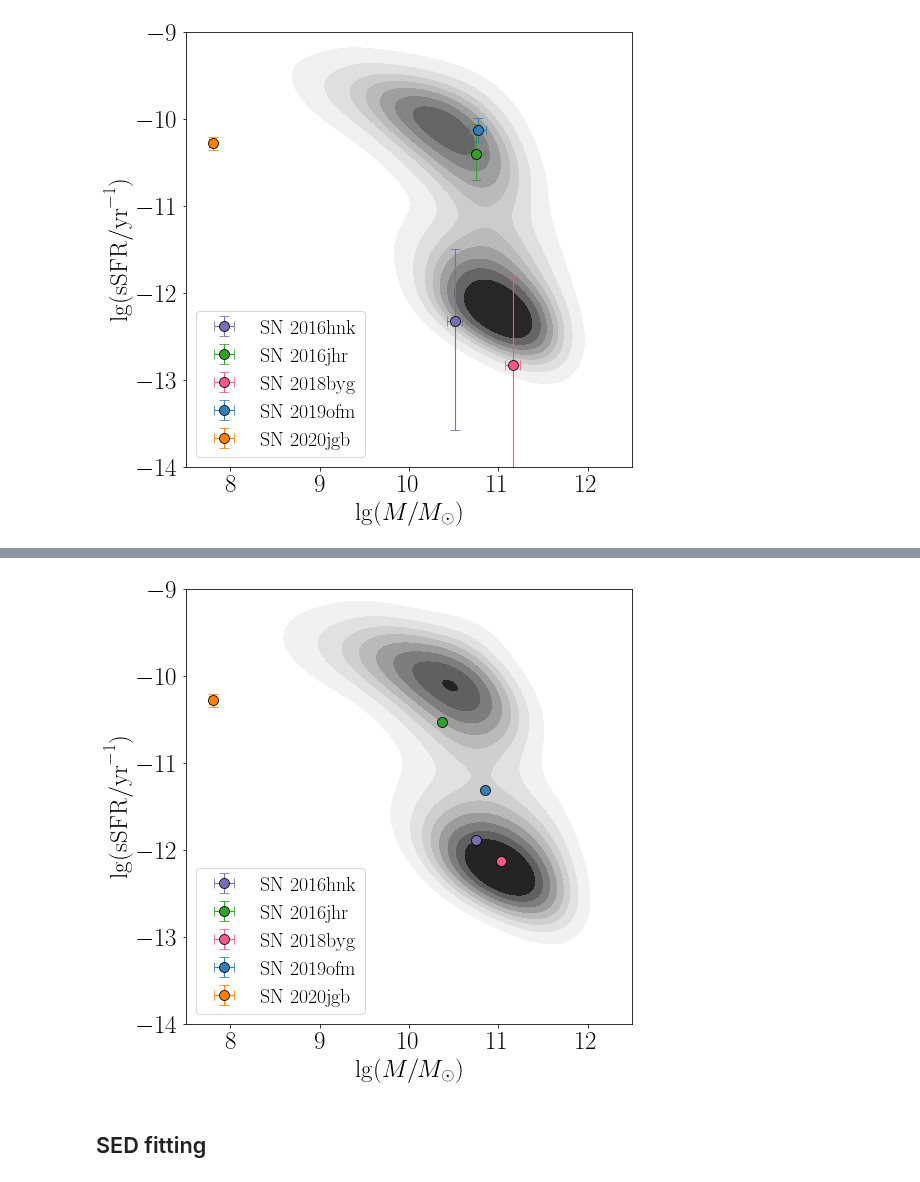
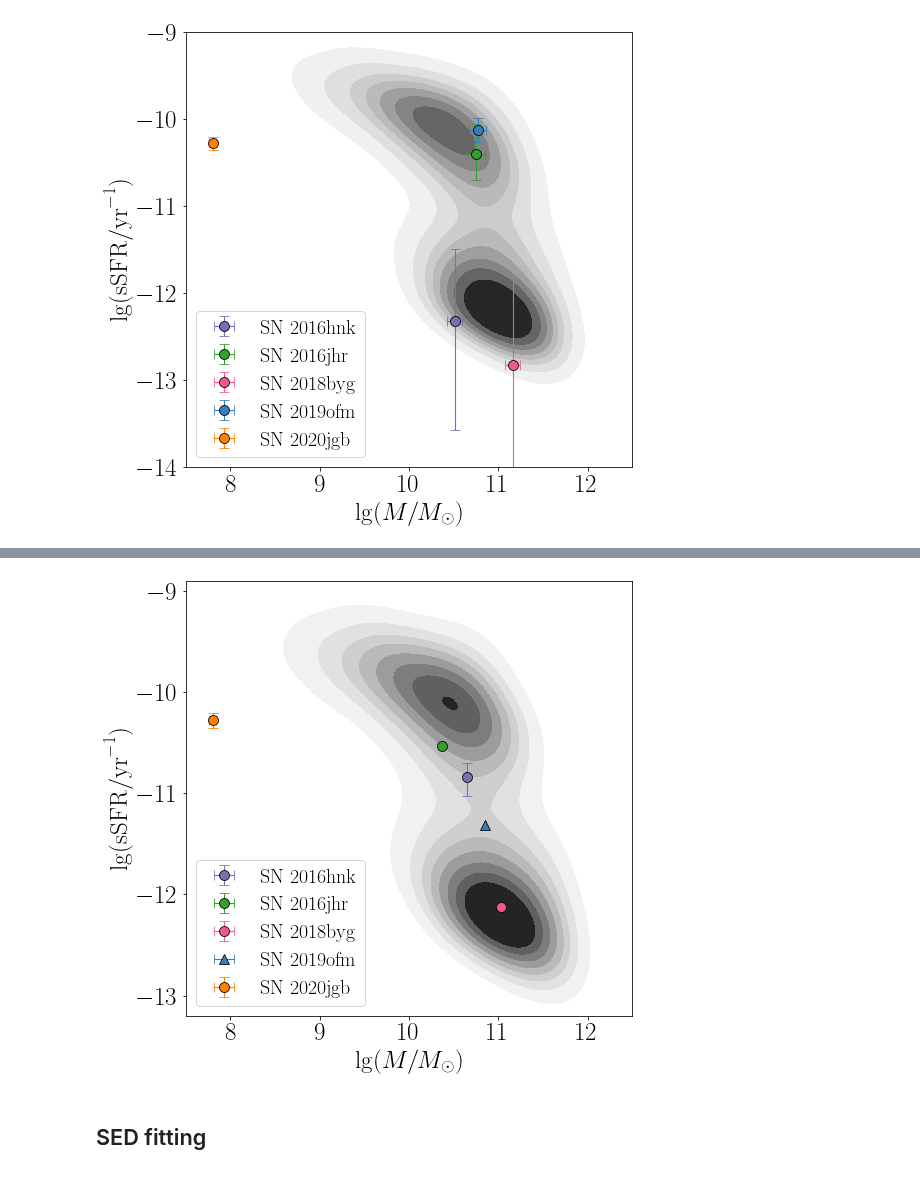
Before and after one commit to slowdivePTG/SN2020jgb, a Jupyter notebook: host/Host_Galaxy.ipynb, the cells around one changed output, grey strips where cells are left out. Drawn from its saved outputs; the diff is of its cells as text; code cells hidden in the pictures.

Commit message:
Paper: host properties & model comparison

```diff
--- a/host/Host_Galaxy.ipynb
+++ b/host/Host_Galaxy.ipynb
@@ -246,38 +246,69 @@ labels = [
 ]
 
 for k in range(len(targets)):
-    lgssfr = np.median(targets[k]['log(sSFR)'])
-    lgssfr_l = [
-        np.median(targets[k]['log(sSFR)']) - np.percentile(targets[k]['log(sSFR)'], 16)
-    ]
-    lgssfr_u = [
-        np.percentile(targets[k]['log(sSFR)'], 84) - np.median(targets[k]['log(sSFR)'])
-    ]
-    lgmass = np.median(targets[k]['log(M/M_sol)'])
-    lgmass_l = [np.median(targets[k]['log(M/M_sol)']) - np.percentile(targets[k]['log(M/M_sol)'], 16)]
-    lgmass_u = [np.percentile(targets[k]['log(M/M_sol)'], 84) - np.median(targets[k]['log(M/M_sol)'])]
-    print('{:.2f}, {:.2f}'.format(lgssfr, lgmass))
-
-    plt.errorbar(
-        lgmass,
-        lgssfr,
-        fmt='o',
-        capsize=5,
-        xerr=[lgmass_l, lgmass_u],
-        yerr=[lgssfr_l, lgssfr_u],
-        color=color_map[cmap[k]],
-        label=labels[k],
-        markersize=10,
-        markeredgecolor='k',
-        markeredgewidth=.8,
-        #ecolor='k',
-        elinewidth=1.1)
+    if k == 0:  #16hnk (Galbany+2019)
+        sfr = 0.649
+        lgmass = 10.65
+        lgmass_u, lgmass_l = [0], [0]
+        lgssfr_l = [-np.log10(1 - 0.234 / sfr)]
+        lgssfr_u = [np.log10(1 + 0.234 / sfr)]
+        lgssfr = np.log10(sfr) - lgmass
+    else:
+        lgssfr = np.median(targets[k]['log(sSFR)'])
+        lgssfr_l = [
+            np.median(targets[k]['log(sSFR)']) -
+            np.percentile(targets[k]['log(sSFR)'], 16)
+        ]
+        lgssfr_u = [
+            np.percentile(targets[k]['log(sSFR)'], 84) -
+            np.median(targets[k]['log(sSFR)'])
+        ]
+        lgmass = np.median(targets[k]['log(M/M_sol)'])
+        lgmass_l = [
+            np.median(targets[k]['log(M/M_sol)']) -
+            np.percentile(targets[k]['log(M/M_sol)'], 16)
+        ]
+        lgmass_u = [
+            np.percentile(targets[k]['log(M/M_sol)'], 84) -
+            np.median(targets[k]['log(M/M_sol)'])
+        ]
+    #print('{:.2f}, {:.2f}'.format(lgssfr, lgmass))
+    if k == 3:  #19ofm, only lower limit
+        plt.errorbar(
+            lgmass,
+            lgssfr,
+            fmt='o',
+            capsize=5,
+            xerr=[lgmass_l, lgmass_u],
+            color=color_map[cmap[k]],
+            label=labels[k],
+            marker='^',
+            markersize=10,
+            markeredgecolor='k',
+            markeredgewidth=.8,
+            #ecolor='k',
+            elinewidth=1.1)
+    else:
+        plt.errorbar(
+            lgmass,
+            lgssfr,
+            fmt='o',
+            capsize=5,
+            xerr=[lgmass_l, lgmass_u],
+            yerr=[lgssfr_l, lgssfr_u],
+            color=color_map[cmap[k]],
+            label=labels[k],
+            markersize=10,
+            markeredgecolor='k',
+            markeredgewidth=.8,
+            #ecolor='k',
+            elinewidth=1.1)
 
 plt.legend(prop={'size': 20}, loc='lower left')
 plt.xlim(7.5, 12.5)
 plt.xticks([8, 9, 10, 11, 12])
-plt.ylim(-14, -9)
+plt.ylim(-13.2, -8.9)
 
-#plt.savefig('../paper/host.pdf', bbox_inches='tight')
+plt.savefig('../paper/host.pdf', bbox_inches='tight')
 plt.show()
 # %% [output]
@@ -289,4 +315,4 @@ plt.show()
-[figure, old version]
+[figure, new version]
 # %% [markdown]
 ## SED fitting
 # %%
```
Also changed, not shown: parts of 2 cells of this notebook, 17 other files.
